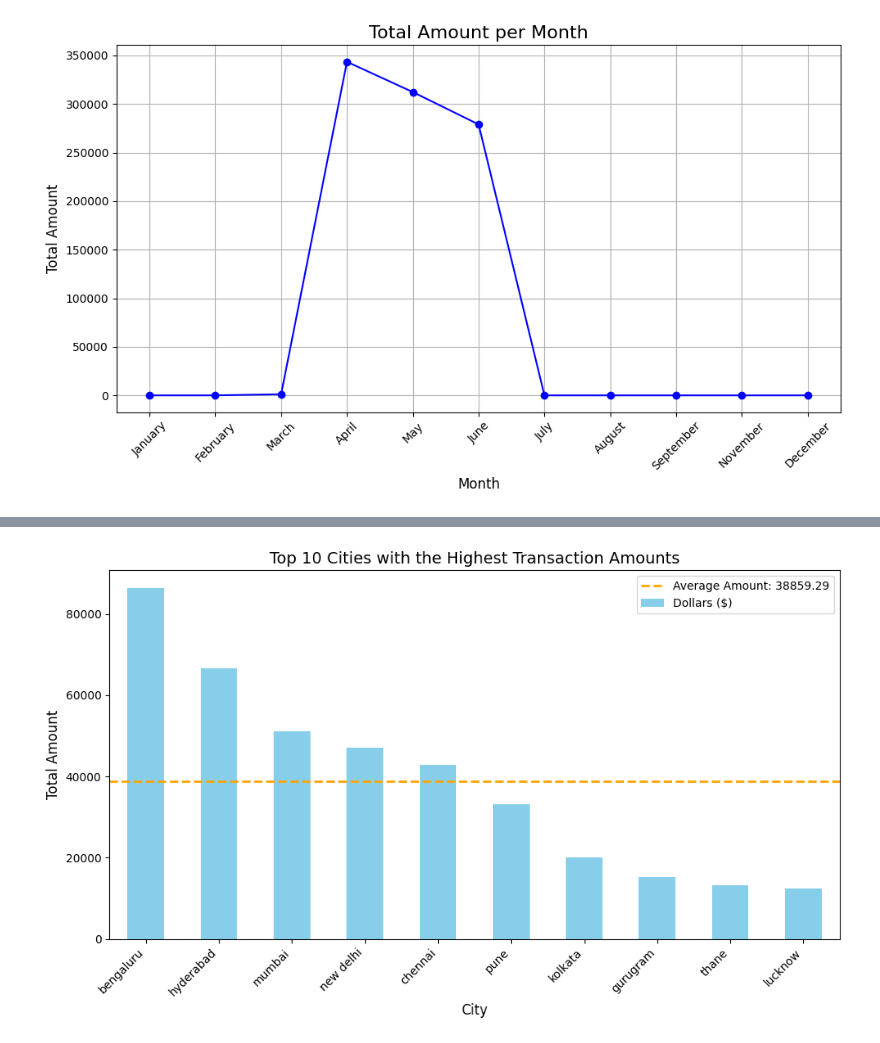
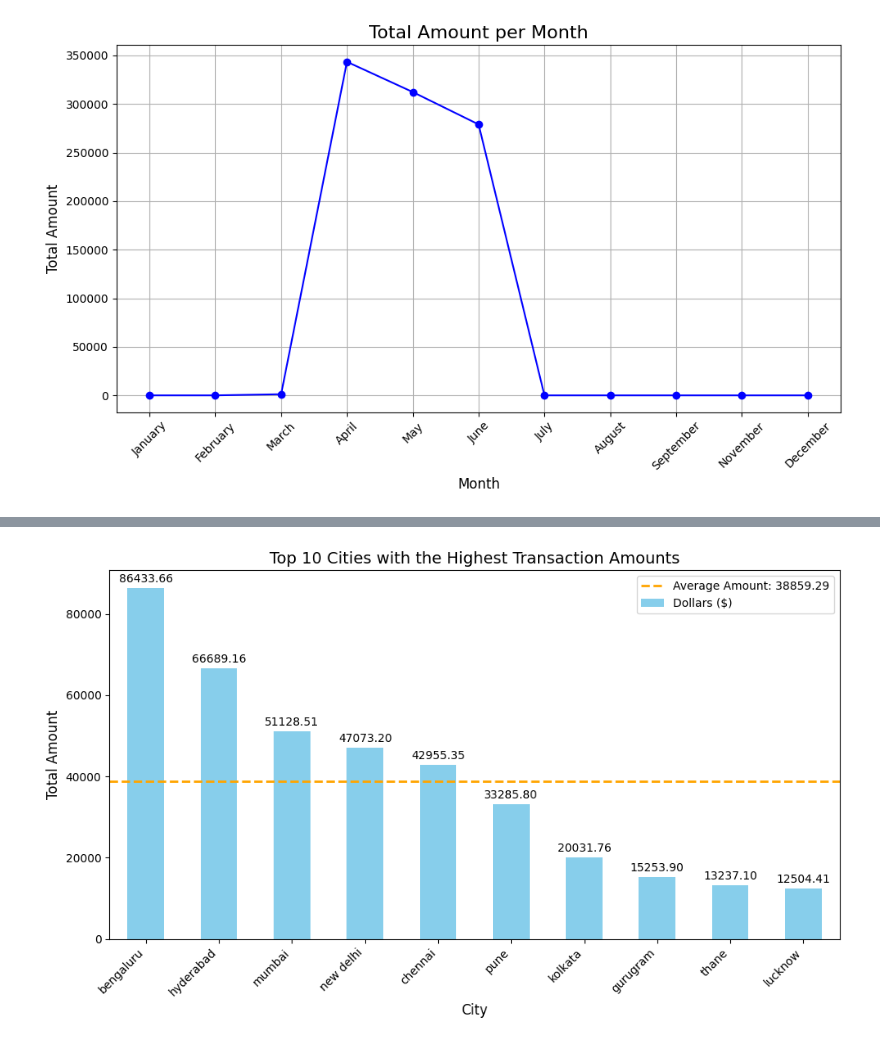
Before and after one commit to ThoriqNaufal20/Analisis-Amazon-Retail, a Jupyter notebook: analysis_retail.ipynb, the cells around one changed output, grey strips where cells are left out. Cells and saved outputs as stored; diff of their text form; code cells hidden in the pictures.

```diff
--- a/analysis_retail.ipynb
+++ b/analysis_retail.ipynb
@@ -461,8 +500,15 @@ avg_quarterly_revenue = total_amount_per_month.mean()  # Menggunakan mean dari t
 monthly_sales = total_amount_per_month.reset_index(drop=False)  # Reset index
 
 # Plot bar chart dengan total penjualan per bulan
-fig, ax = plt.subplots(figsize=(6, 4))
-monthly_sales.plot(ax=ax, x='Month', y='Dollars ($)', kind='bar')  # Pastikan nama kolom sesuai
+fig, ax = plt.subplots(figsize=(8, 5))  # Sesuaikan ukuran chart
+monthly_sales.plot(ax=ax, x='Month', y='Dollars ($)', kind='bar', legend=False)
+
+# Menambahkan label di atas setiap bar
+for i in ax.patches:
+    ax.annotate(f'{i.get_height():.2f}',  # Format dengan dua angka desimal
+                (i.get_x() + i.get_width() / 2, i.get_height()),
+                ha='center', va='baseline',
+                xytext=(0, 5), textcoords='offset points')  # Jarak antara label dan bar
 
 # Memformat dan menambahkan informasi
 plt.xticks(rotation=0)
@@ -484,29 +530,36 @@ plt.show()
 # %%
 top_cities = df.groupby('ship-city')['Dollars ($)'].sum().sort_values(ascending=False)
 # Mengambil 10 kota dengan jumlah transaksi terbesar
 top_10_cities = top_cities.head(10)
 
 # Menghitung rata-rata total 'amount'
 average_amount = top_10_cities.mean()
 
 # Visualisasi dalam bentuk bar chart
 plt.figure(figsize=(10, 6))
-top_10_cities.plot(kind='bar', color='skyblue')
+ax = top_10_cities.plot(kind='bar', color='skyblue')
 
 # Menambahkan garis rata-rata
 plt.axhline(average_amount, color='orange', linestyle='--', linewidth=2, label=f'Average Amount: {average_amount:.2f}')
+
+# Menambahkan label di atas setiap bar
+for i in ax.patches:
+    ax.annotate(f'{i.get_height():.2f}',
+                (i.get_x() + i.get_width() / 2., i.get_height()),
+                ha='center', va='baseline',
+                xytext=(0, 5), textcoords='offset points')  # Menambah jarak label dari bar
 
 # Menambahkan judul dan label sumbu
 plt.title('Top 10 Cities with the Highest Transaction Amounts', fontsize=14)
 plt.xlabel('City', fontsize=12)
 plt.ylabel('Total Amount', fontsize=12)
 
 # Menambahkan legenda untuk garis rata-rata
 plt.legend()
 
 # Menampilkan chart
 plt.xticks(rotation=45, ha='right')
 plt.tight_layout()
 plt.show()
 # %% [output]
-[figure, old version]
+[figure, new version]
```
Also changed, not shown: parts of 20 cells of this notebook, 1 other file.
